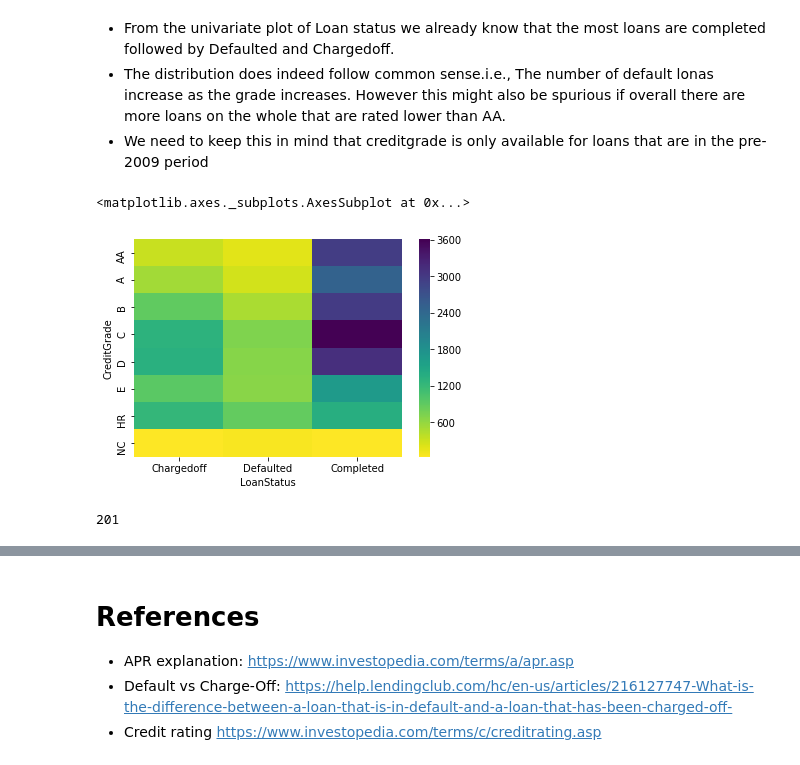
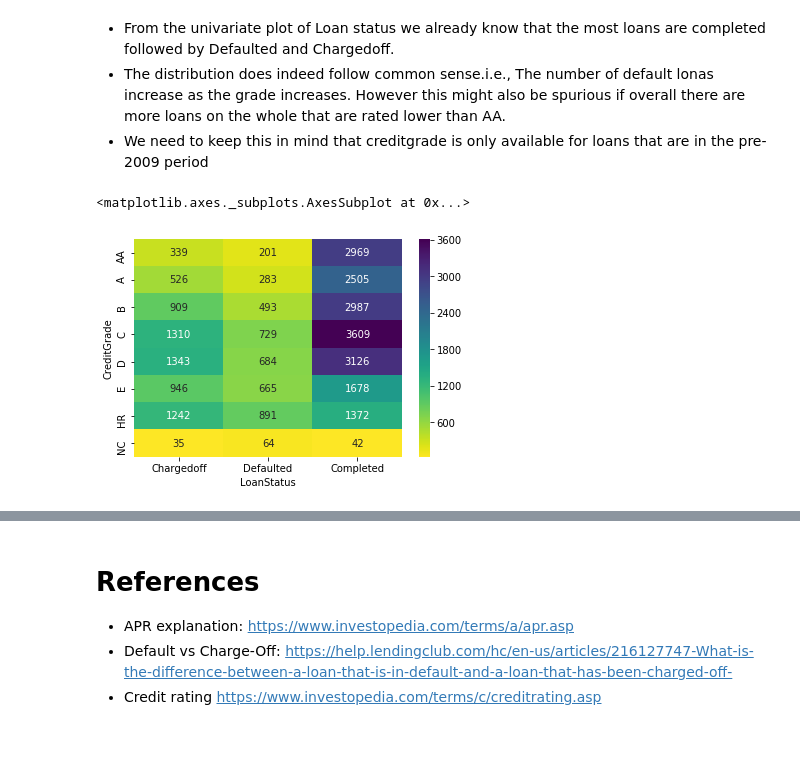
Before and after one commit to rashokanand/explore_prosper_loan_data, a Jupyter notebook: exploration_notebook.ipynb, the cells around one changed output, grey strips where cells are left out. Cells and saved outputs as stored; diff of their text form; code cells hidden in the pictures.

```diff
--- a/exploration_notebook.ipynb
+++ b/exploration_notebook.ipynb
@@ -345,16 +345,12 @@ g.map(sb.countplot, 'CreditGrade', color = base_color, order = cat_order)
 # %%
 # Only selecting loan status values that we are interested in
 c = prosper_clean_df[prosper_clean_df.LoanStatus.isin(['Completed','Defaulted','Chargedoff'])]
 
 # Grouping by columns and ordering the x axis groups in the required order
 cat_order = ['AA','A','B','C','D','E','HR','NC']
 c = c.groupby(['LoanStatus','CreditGrade']).size().unstack('CreditGrade')[cat_order].T[['Chargedoff','Defaulted','Completed']]
 
-sb.heatmap(c,cmap = 'viridis_r')
+sb.heatmap(c,cmap = 'viridis_r',annot=True,fmt='0.0f')
 # %% [output]
 <matplotlib.axes._subplots.AxesSubplot at 0x...>
-[figure, old version]
+[figure, new version]
-# %%
-((prosper_clean_df.CreditGrade =='AA') & (prosper_clean_df.LoanStatus =='Defaulted')).sum()
-# %% [output]
-201
```
Also changed, not shown: parts of 9 cells of this notebook.
